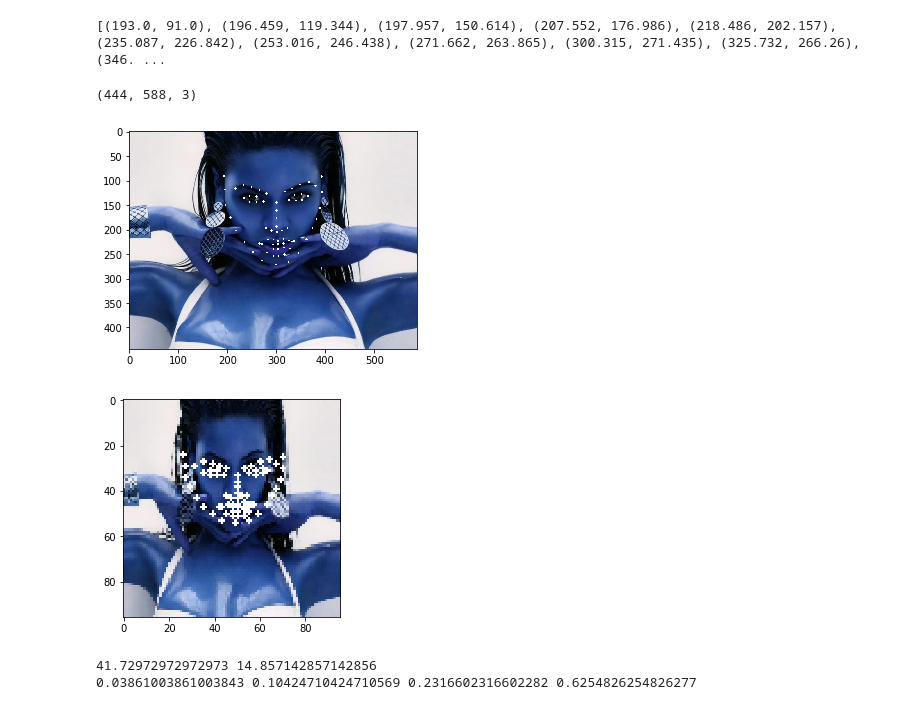
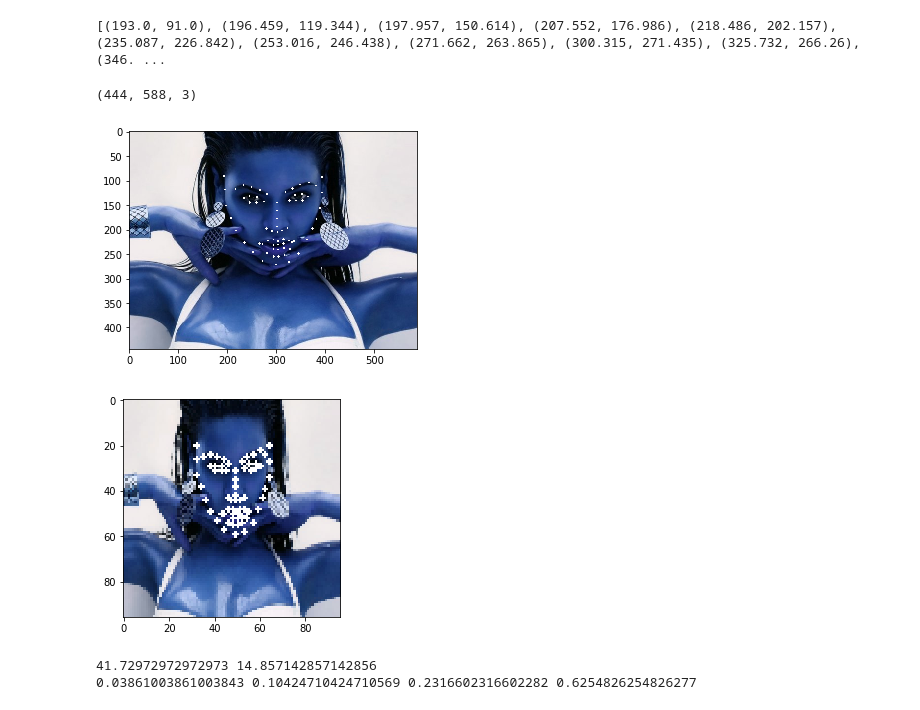
Before and after one commit to Curiousss/FLD, a Jupyter notebook: Main.ipynb, the cells around one changed output. Cells and saved outputs as stored; diff of their text form; code cells hidden in the pictures.

Commit message:
scale correction

```diff
--- a/Main.ipynb
+++ b/Main.ipynb
@@ -37,13 +37,13 @@ print(points)
 def scale_pts(img, pts):
     new_img = cv2.resize(img, (96, 96))
     #print(img.shape)
-    scale_x = 96/img.shape[0]
-    scale_y = 96/img.shape[1]
+    scale_x = 96.0/img.shape[0]
+    scale_y = 96.0/img.shape[1]
     #print(scale_x, scale_y)
     new_points =[]
     for p in pts:
         new_pts = []
-        new_pts = (p[0] * scale_x , p[1] * scale_y)
+        new_pts = (p[0] * scale_y , p[1] * scale_x )
         new_points.append(new_pts)
     #print (pts)
     #print(new_points)
@@ -51,32 +51,29 @@ def scale_pts(img, pts):
 # %%
 import numpy as np
 import matplotlib.pyplot as plt
 import cv2
 path = r'C:\Users\Meers\Documents\Techie\InkersIntern\Phase2\Merget\300w_cropped\01_Indoor\indoor_001.png'
 img = cv2.imread(path)
 print(img.shape)
 
 
-
-#cv2.imshow('image', img)
-blank_image = np.zeros(img.shape, np.uint8)
 new_img, new_points = scale_pts(img, points)
 
 for (x, y) in points:
-    cv2.circle(img, (int(x), int(y)),  2, (255,255,255), -1)
+    cv2.circle(img, (round(x), round(y)),  2, (255,255,255), -1)
 
 for (x, y) in new_points:
-    cv2.circle(new_img, (int(x-15), int(y+10)),  1, (255,255,255), -1)
+    cv2.circle(new_img, (round(x), round(y)),  1, (255,255,255), -1)
 
 plt.imshow(img)
 plt.show()
 
 plt.imshow(new_img)
 plt.show()
 # %% [output]
 (444, 588, 3)
 [figure]
-[figure, old version]
+[figure, new version]
 # %%
 def bilinear_interpolation(x, y):
     print(x, y)
```
